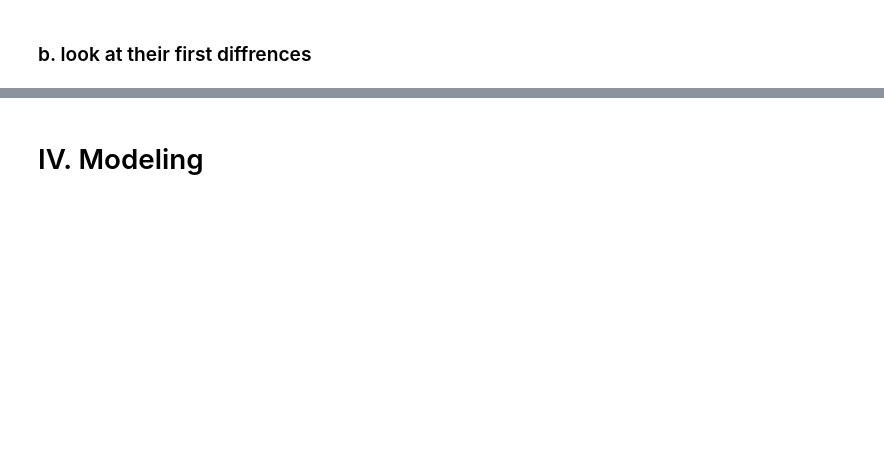
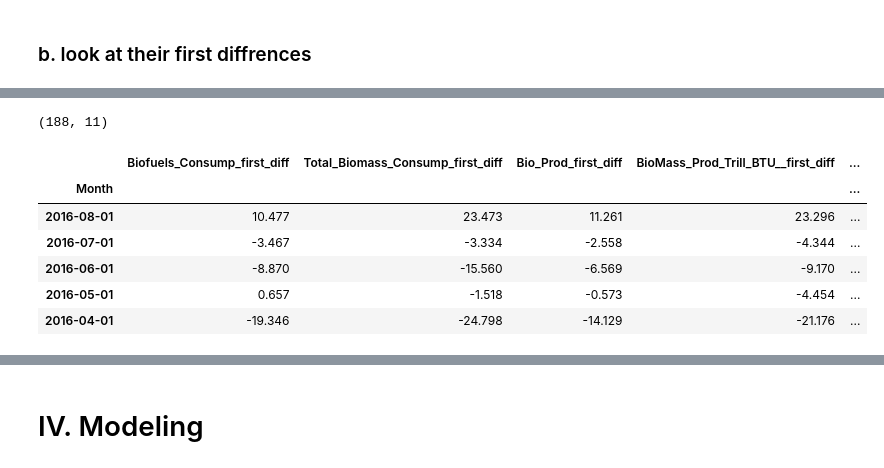
Before and after one commit to negarfazeli/energy-prediction, a Jupyter notebook: ARIMA & S-ARIMA.ipynb, the cells around one changed output, grey strips where cells are left out. Cells and saved outputs as stored; diff of their text form; code cells hidden in the pictures; blank space fills up the shorter version.

```diff
--- a/ARIMA & S-ARIMA.ipynb
+++ b/ARIMA & S-ARIMA.ipynb
@@ -222,3 +247,15 @@ Try using .loc[row_indexer,col_indexer] = value instead
 
 See the caveats in the documentation: http://pandas.pydata.org/pandas-docs/stable/indexing.html#indexing-view-versus-copy
   """
+# %%
+print(df_new_diffrence.shape)
+df_new_diffrence.head()
+# %% [output]
+(188, 11)
+|  | Biofuels_Consump_first_diff | Total_Biomass_Consump_first_diff | Bio_Prod_first_diff | BioMass_Prod_Trill_BTU__first_diff | ... |
+| Month |  |  |  |  | ... |
+| 2016-08-01 | 10.477 | 23.473 | 11.261 | 23.296 | ... |
+| 2016-07-01 | -3.467 | -3.334 | -2.558 | -4.344 | ... |
+| 2016-06-01 | -8.870 | -15.560 | -6.569 | -9.170 | ... |
+| 2016-05-01 | 0.657 | -1.518 | -0.573 | -4.454 | ... |
+| 2016-04-01 | -19.346 | -24.798 | -14.129 | -21.176 | ... |
```
Also changed, not shown: parts of 37 cells of this notebook, 12 other files.
